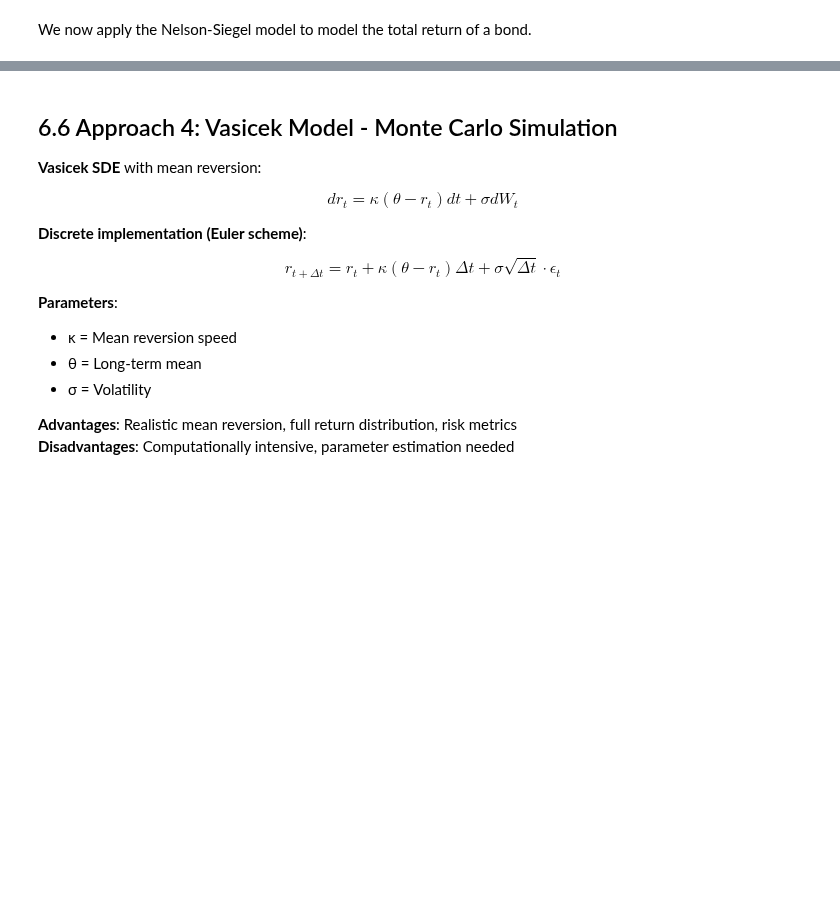
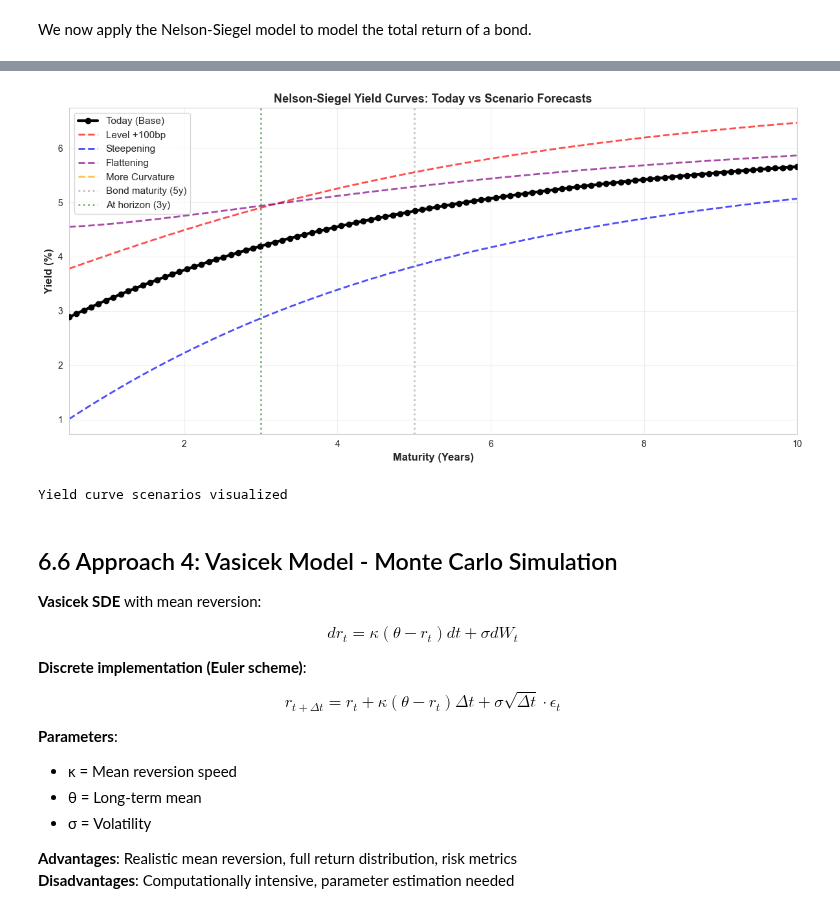
Before and after one commit to andreassteinerconsulting/python_notebooks, a Jupyter notebook: Fixed_Income_Analytics.ipynb, the cells around one changed output, grey strips where cells are left out. Saved outputs shown, nothing was run; the diff lists cells and outputs as text; code cells hidden in the pictures; blank space fills up the shorter version.

```diff
--- a/Fixed_Income_Analytics.ipynb
+++ b/Fixed_Income_Analytics.ipynb
@@ -1820,7 +1824,7 @@ We now apply the Nelson-Siegel model to model the total return of a bond.
 bond_coupon = 50
 bond_face = 1000
 bond_maturity = 5  # Years
-bond_ytm_today = nelson_siegel(np.array([bond_maturity]), beta0_today, beta1_today, beta2_today, lambda_ns)[0]
+bond_ytm_today = nelson_siegel(np.array([bond_maturity]), beta0, beta1, beta2, lambda_ns)[0]
 
 # Initial bond price (using NS curve)
 P0_ns = price_bond_ytm(bond_coupon, bond_face, bond_maturity, bond_ytm_today)
@@ -1841,11 +1854,11 @@ print(f'  Coupons received: {coupons_during_horizon}')
 # %%
 # Define scenarios for Nelson-Siegel parameters at horizon
 scenarios_ns = {
-    'Base Case': {'beta0': beta0_today, 'beta1': beta1_today, 'beta2': beta2_today},
-    'Level +100bp': {'beta0': beta0_today + 0.01, 'beta1': beta1_today, 'beta2': beta2_today},
-    'Steepening': {'beta0': beta0_today, 'beta1': beta1_today - 0.02, 'beta2': beta2_today},
-    'Flattening': {'beta0': beta0_today, 'beta1': beta1_today + 0.02, 'beta2': beta2_today},
-    'More Curvature': {'beta0': beta0_today, 'beta1': beta1_today, 'beta2': beta2_today + 0.01}
+    'Base Case': {'beta0': beta0, 'beta1': beta1, 'beta2': beta2},
+    'Level +100bp': {'beta0': beta0 + 0.01, 'beta1': beta1, 'beta2': beta2},
+    'Steepening': {'beta0': beta0, 'beta1': beta1 - 0.02, 'beta2': beta2},
+    'Flattening': {'beta0': beta0, 'beta1': beta1 + 0.02, 'beta2': beta2},
+    'More Curvature': {'beta0': beta0, 'beta1': beta1, 'beta2': beta2 + 0.01}
 }
 
 results_ns_tr = []
@@ -1931,34 +1957,37 @@ fig, ax = plt.subplots(figsize=(12, 6))
 
 tau_fine = np.linspace(0.5, 10, 100)
 
 # Plot today's curve
-y_today = nelson_siegel(tau_fine, beta0_today, beta1_today, beta2_today, lambda_ns)
+y_today = nelson_siegel(tau_fine, beta0, beta1, beta2, lambda_ns)
 ax.plot(tau_fine, y_today * 100, 'o-', linewidth=3, markersize=6, color='black', label='Today (Base)', zorder=10)
 
 # Plot scenario curves
 scenario_colors = {'Level +100bp': 'red', 'Steepening': 'blue', 'Flattening': 'purple', 'More Curvature': 'orange'}
 
 for scenario_name, params in list(scenarios_ns.items())[1:]:  # Skip base case
     if scenario_name in scenario_colors:
         beta0, beta1, beta2 = params['beta0'], params['beta1'], params['beta2']
         y_scenario = nelson_siegel(tau_fine, beta0, beta1, beta2, lambda_ns)
         ax.plot(tau_fine, y_scenario * 100, linestyle='--', linewidth=2, color=scenario_colors[scenario_name], label=scenario_name, alpha=0.7)
 
 # Mark bond position
 ax.axvline(bond_maturity, color='gray', linestyle=':', linewidth=2, alpha=0.5, label=f'Bond maturity ({bond_maturity}y)')
 ax.axvline(remaining_maturity_at_horizon, color='darkgreen', linestyle=':', linewidth=2, alpha=0.5, label=f'At horizon ({remaining_maturity_at_horizon}y)')
 
 ax.set_xlabel('Maturity (Years)', fontsize=12, fontweight='bold')
 ax.set_ylabel('Yield (%)', fontsize=12, fontweight='bold')
 ax.set_title('Nelson-Siegel Yield Curves: Today vs Scenario Forecasts', fontsize=13, fontweight='bold')
 ax.legend(fontsize=11, loc='best')
 ax.grid(True, alpha=0.3)
 ax.set_xlim(0.5, 10)
 
 plt.tight_layout()
 plt.show()
 
 print('Yield curve scenarios visualized')
+# %% [output]
+[figure, added]
+Yield curve scenarios visualized
 # %% [markdown]
 ## 6.6 Approach 4: Vasicek Model - Monte Carlo Simulation
 
```
Also changed, not shown: parts of 15 cells of this notebook.
